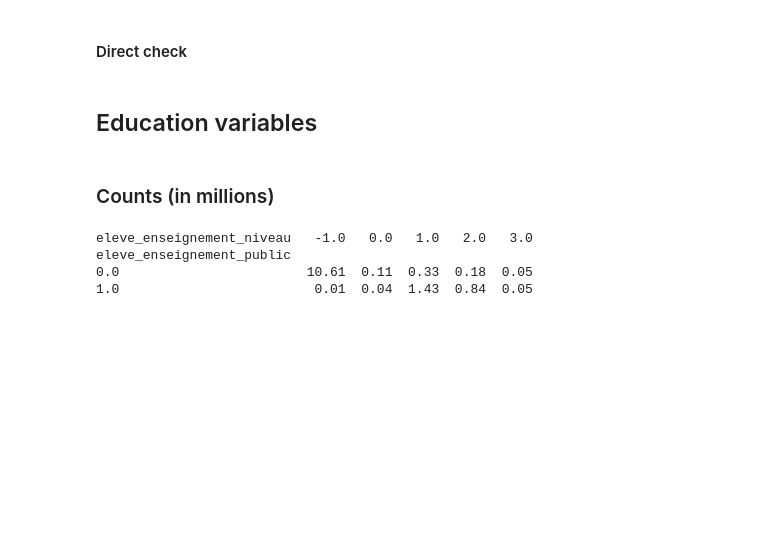
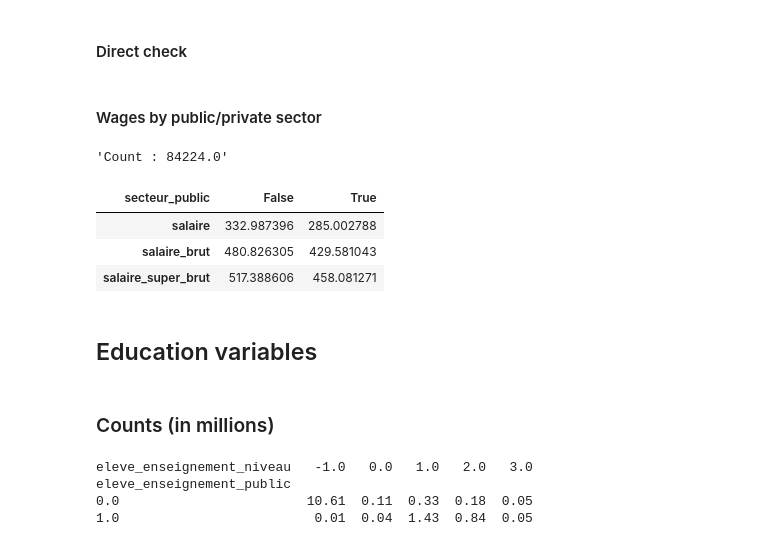
Before and after one commit to openfisca/openfisca-ceq, a Jupyter notebook: notebooks/senegal.ipynb, the cells around one changed output. Drawn from its saved outputs; the diff is of its cells as text; code cells hidden in the pictures; blank space fills up the shorter version.

```diff
--- a/notebooks/senegal.ipynb
+++ b/notebooks/senegal.ipynb
@@ -129,6 +129,27 @@ assert_almost_equal(ceq_aggregates.loc['market_income_plus_pensions'].values, to
 #         total_income
 #         )
 #     )
+# %% [markdown]
+#### Wages by public/private sector
+# %%
+"Count : {}".format(round(
+    survey_scenario.compute_aggregate("secteur_public", period = year)
+    ))
+# %% [output]
+'Count : 84224.0'
+# %%
+survey_scenario.compute_pivot_table(
+    columns = ["secteur_public"],
+    values = ["salaire", "salaire_brut", "salaire_super_brut"],
+    aggfunc = "sum",
+    period = year,
+    concat_axis = 0,
+    ) / 1e9
+# %% [output]
+| secteur_public | False | True |
+| salaire | 332.987396 | 285.002788 |
+| salaire_brut | 480.826305 | 429.581043 |
+| salaire_super_brut | 517.388606 | 458.081271 |
 # %% [markdown]
 ## Education variables
 # %% [markdown]
```
Also changed, not shown: parts of 11 cells of this notebook, 7 other files.
